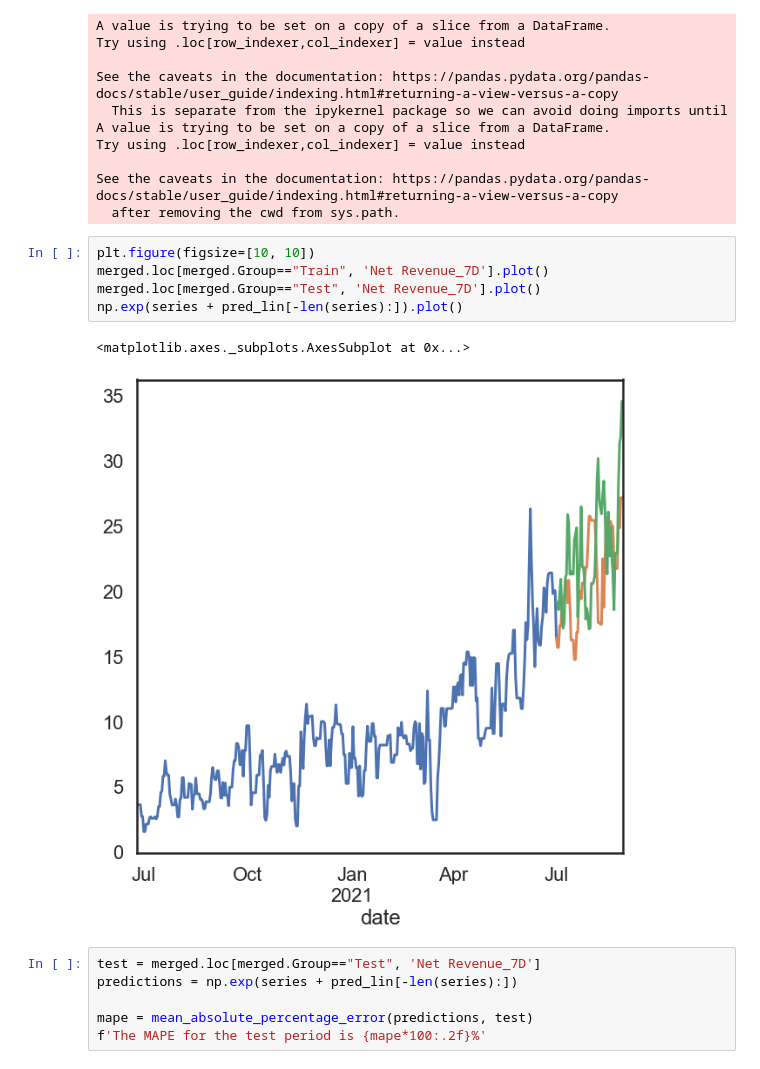
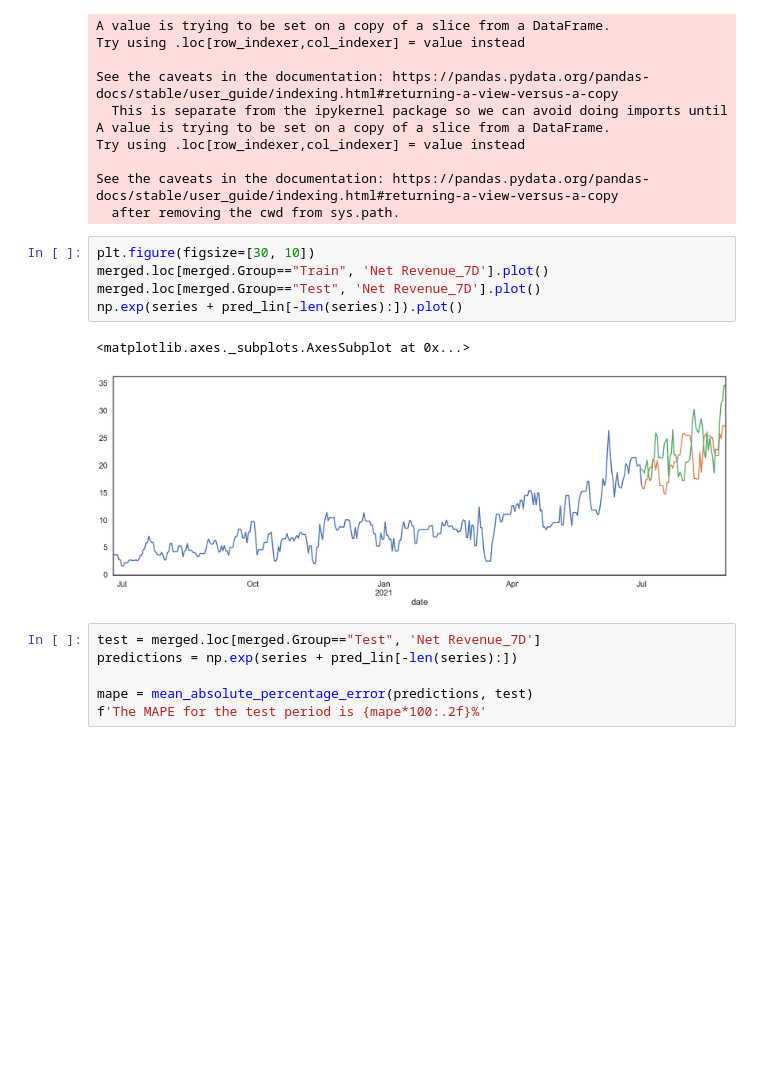
Before and after one commit to davidfox87/EV_forecasting, a Jupyter notebook: EDA_ML.ipynb, the cells around one changed output. Cells and saved outputs as stored; diff of their text form; blank space fills up the shorter version.

```diff
--- a/EDA_ML.ipynb
+++ b/EDA_ML.ipynb
@@ -358,13 +386,13 @@ Try using .loc[row_indexer,col_indexer] = value instead
 See the caveats in the documentation: https://pandas.pydata.org/pandas-docs/stable/user_guide/indexing.html#returning-a-view-versus-a-copy
   after removing the cwd from sys.path.
 # %%
-plt.figure(figsize=[10, 10])
+plt.figure(figsize=[30, 10])
 merged.loc[merged.Group=="Train", 'Net Revenue_7D'].plot()
 merged.loc[merged.Group=="Test", 'Net Revenue_7D'].plot()
 np.exp(series + pred_lin[-len(series):]).plot()
 # %% [output]
 <matplotlib.axes._subplots.AxesSubplot at 0x...>
-[figure, old version]
+[figure, new version]
 # %%
 test = merged.loc[merged.Group=="Test", 'Net Revenue_7D']
 predictions = np.exp(series + pred_lin[-len(series):])
```
Also changed, not shown: parts of 19 cells of this notebook.
